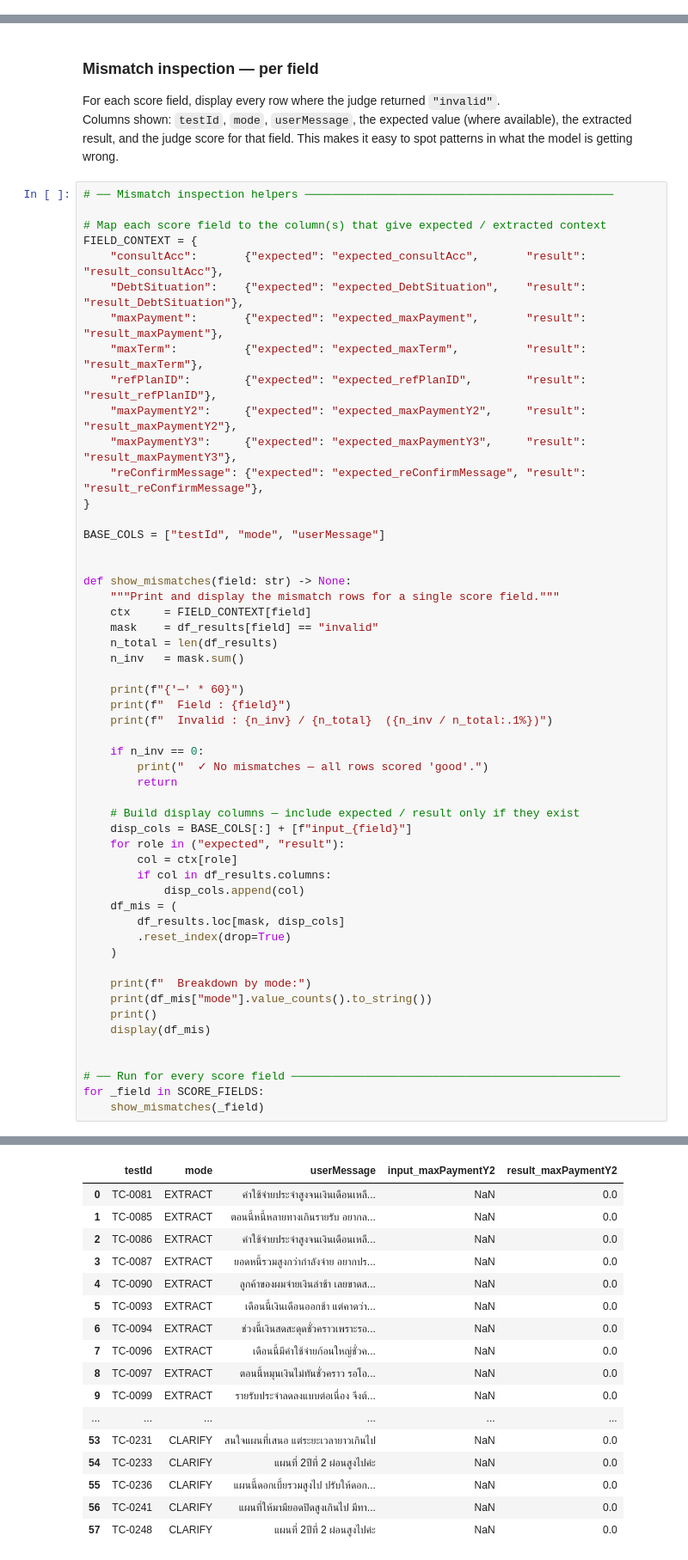
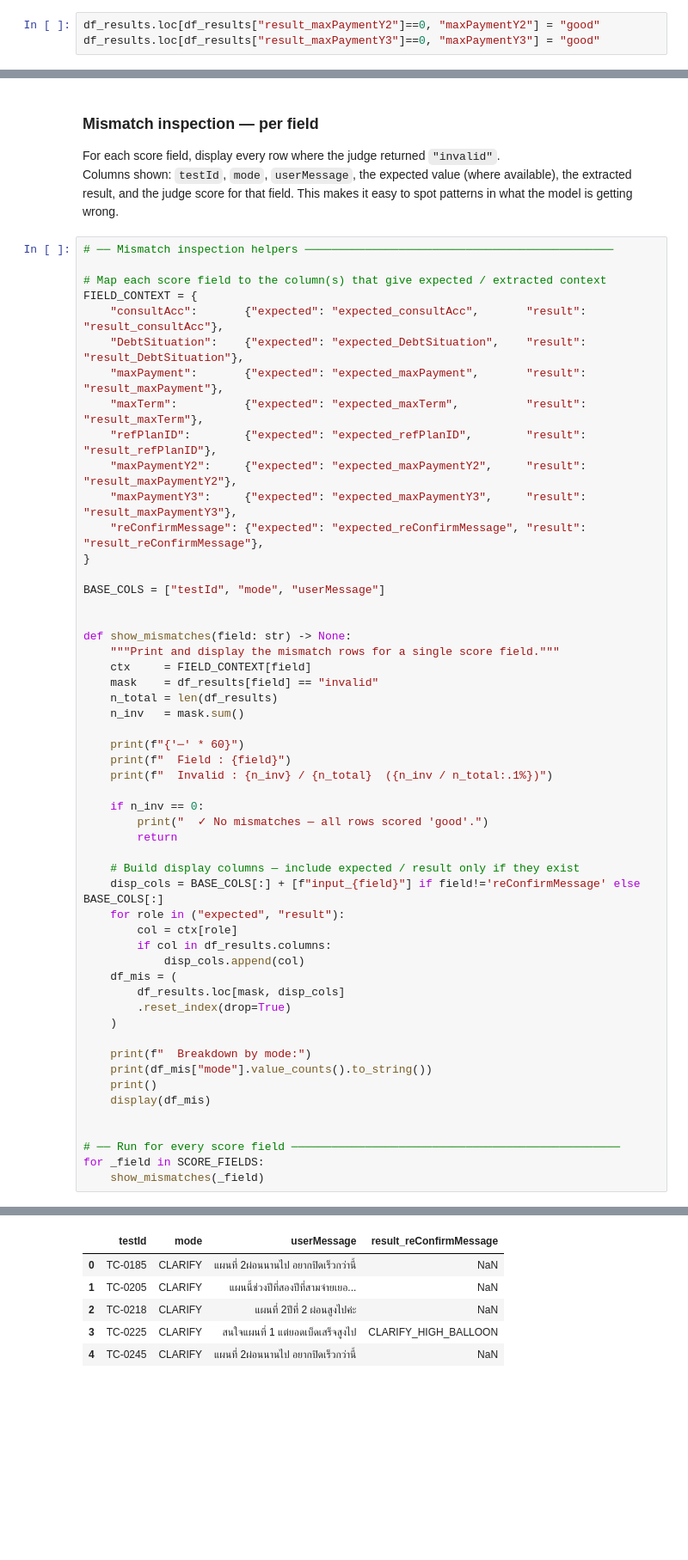
Before and after one commit to ttreetanthiploet-cpu/DebtMind-test-case-generator, a Jupyter notebook: Evaluation_final/advisor/advisor_eval.ipynb, the cells around one changed output, grey strips where cells are left out. Shown at 86% size. Drawn from its saved outputs; the diff is of its cells as text; blank space fills up the shorter version.

```diff
--- a/Evaluation_final/advisor/advisor_eval.ipynb
+++ b/Evaluation_final/advisor/advisor_eval.ipynb
@@ -352,6 +352,9 @@ df_results = pd.merge(df_results, df_input, on = "testId", how = "outer")
 df_results.shape
 # %% [output]
 (250, 49)
+# %%
+df_results.loc[df_results["result_maxPaymentY2"]==0, "maxPaymentY2"] = "good"
+df_results.loc[df_results["result_maxPaymentY3"]==0, "maxPaymentY3"] = "good"
 # %% [markdown]
 ## Results Summary
 
@@ -677,7 +684,7 @@ def show_mismatches(field: str) -> None:
         return
 
     # Build display columns — include expected / result only if they exist
-    disp_cols = BASE_COLS[:] + [f"input_{field}"]
+    disp_cols = BASE_COLS[:] + [f"input_{field}"] if field!='reConfirmMessage' else BASE_COLS[:]
     for role in ("expected", "result"):
         col = ctx[role]
         if col in df_results.columns:
@@ -807,17 +821,6 @@ CLARIFY    24
-|  | testId | mode | userMessage | input_maxPaymentY2 | result_maxPaymentY2 |
-| 0 | TC-0081 | EXTRACT | ค่าใช้จ่ายประจำสูงจนเงินเดือนเหลื... | NaN | 0.0 |
-| 1 | TC-0085 | EXTRACT | ตอนนี้หนี้หลายทางเกินรายรับ อยากล... | NaN | 0.0 |
-| 2 | TC-0086 | EXTRACT | ค่าใช้จ่ายประจำสูงจนเงินเดือนเหลื... | NaN | 0.0 |
-| 3 | TC-0087 | EXTRACT | ยอดหนี้รวมสูงกว่ากำลังจ่าย อยากปร... | NaN | 0.0 |
-| 4 | TC-0090 | EXTRACT | ลูกค้าของผมจ่ายเงินล่าช้า เลยขาดส... | NaN | 0.0 |
-| 5 | TC-0093 | EXTRACT | เดือนนี้เงินเดือนออกช้า แต่คาดว่า... | NaN | 0.0 |
-| 6 | TC-0094 | EXTRACT | ช่วงนี้เงินสดสะดุดชั่วคราวเพราะรอ... | NaN | 0.0 |
-| 7 | TC-0096 | EXTRACT | เดือนนี้มีค่าใช้จ่ายก้อนใหญ่ชั่วค... | NaN | 0.0 |
-| 8 | TC-0097 | EXTRACT | ตอนนี้หมุนเงินไม่ทันชั่วคราว รอโอ... | NaN | 0.0 |
-| 9 | TC-0099 | EXTRACT | รายรับประจำลดลงแบบต่อเนื่อง จึงต้... | NaN | 0.0 |
-| ... | ... | ... | ... | ... | ... |
-| 53 | TC-0231 | CLARIFY | สนใจแผนที่เสนอ แต่ระยะเวลายาวเกินไป | NaN | 0.0 |
-| 54 | TC-0233 | CLARIFY | แผนที่ 2ปีที่ 2 ผ่อนสูงไปค่ะ | NaN | 0.0 |
-| 55 | TC-0236 | CLARIFY | แผนนี้ดอกเบี้ยรวมสูงไป ปรับให้ดอก... | NaN | 0.0 |
-| 56 | TC-0241 | CLARIFY | แผนที่ให้มามียอดปิดสูงเกินไป มีทา... | NaN | 0.0 |
-| 57 | TC-0248 | CLARIFY | แผนที่ 2ปีที่ 2 ผ่อนสูงไปค่ะ | NaN | 0.0 |
+|  | testId | mode | userMessage | result_reConfirmMessage |
+| 0 | TC-0185 | CLARIFY | แผนที่ 2ผ่อนนานไป อยากปิดเร็วกว่านี้ | NaN |
+| 1 | TC-0205 | CLARIFY | แผนนี้ช่วงปีที่สองปีที่สามจ่ายเยอ... | NaN |
+| 2 | TC-0218 | CLARIFY | แผนที่ 2ปีที่ 2 ผ่อนสูงไปค่ะ | NaN |
+| 3 | TC-0225 | CLARIFY | สนใจแผนที่ 1 แต่ยอดเบ็ดเสร็จสูงไป | CLARIFY_HIGH_BALLOON |
+| 4 | TC-0245 | CLARIFY | แผนที่ 2ผ่อนนานไป อยากปิดเร็วกว่านี้ | NaN |
```
Also changed, not shown: parts of 9 cells of this notebook, 6 other files.
